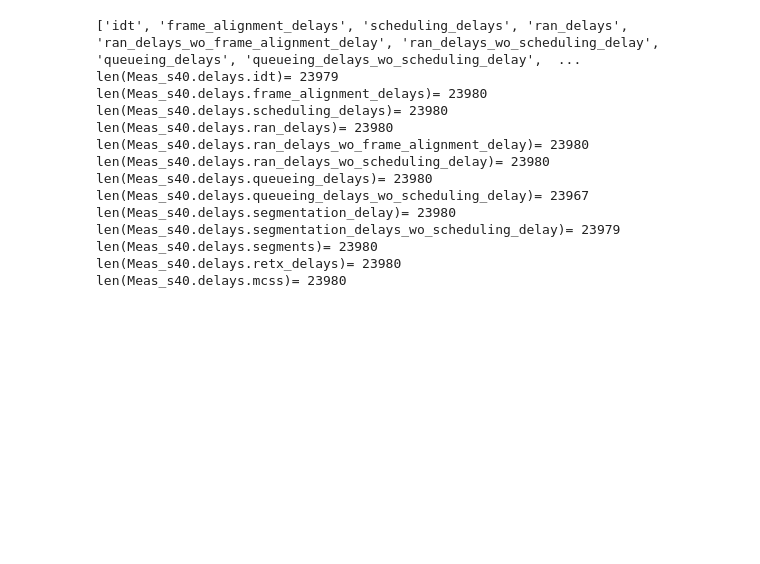
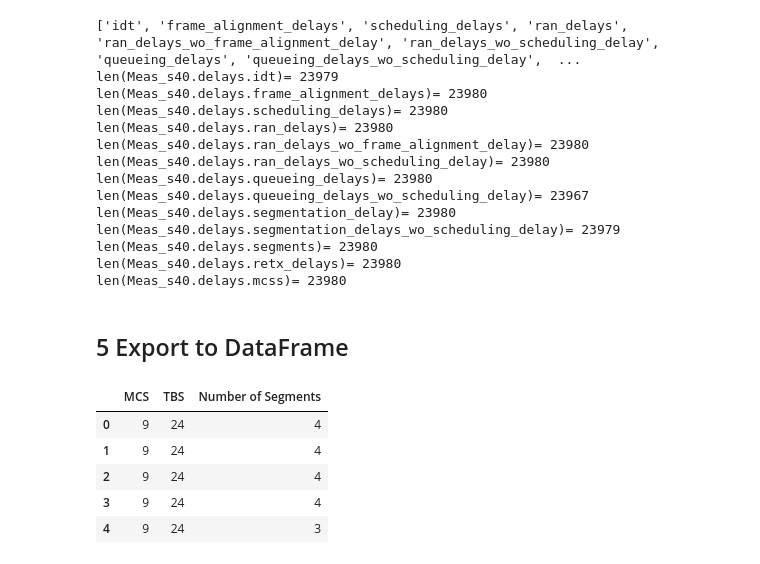
Before and after one commit to gourav-prateek-sharma/Project-course-2024, a Jupyter notebook: Visualization/visualization.ipynb, the cells around one changed output. Drawn from its saved outputs; the diff is of its cells as text; code cells hidden in the pictures; blank space fills up the shorter version.

```diff
--- a/Visualization/visualization.ipynb
+++ b/Visualization/visualization.ipynb
@@ -854,3 +862,21 @@ len(Meas_s40.delays.segmentation_delays_wo_scheduling_delay)= 23979
 len(Meas_s40.delays.segments)= 23980
 len(Meas_s40.delays.retx_delays)= 23980
 len(Meas_s40.delays.mcss)= 23980
+# %% [markdown]
+## 5 Export to DataFrame
+# %%
+import numpy as np
+import pandas as pd
+
+# Create a pandas DataFrame with each array as a column
+df = pd.DataFrame({"MCS": Meas_s49.delays.mcss, "TBS": Meas_s49.delays.tbss, "Number of Segments": Meas_s49.delays.segments})
+
+# Display the first few rows of the DataFrame
+df.head()
+# %% [output]
+|  | MCS | TBS | Number of Segments |
+| 0 | 9 | 24 | 4 |
+| 1 | 9 | 24 | 4 |
+| 2 | 9 | 24 | 4 |
+| 3 | 9 | 24 | 4 |
+| 4 | 9 | 24 | 3 |
```
Also changed, not shown: parts of 3 cells of this notebook.
